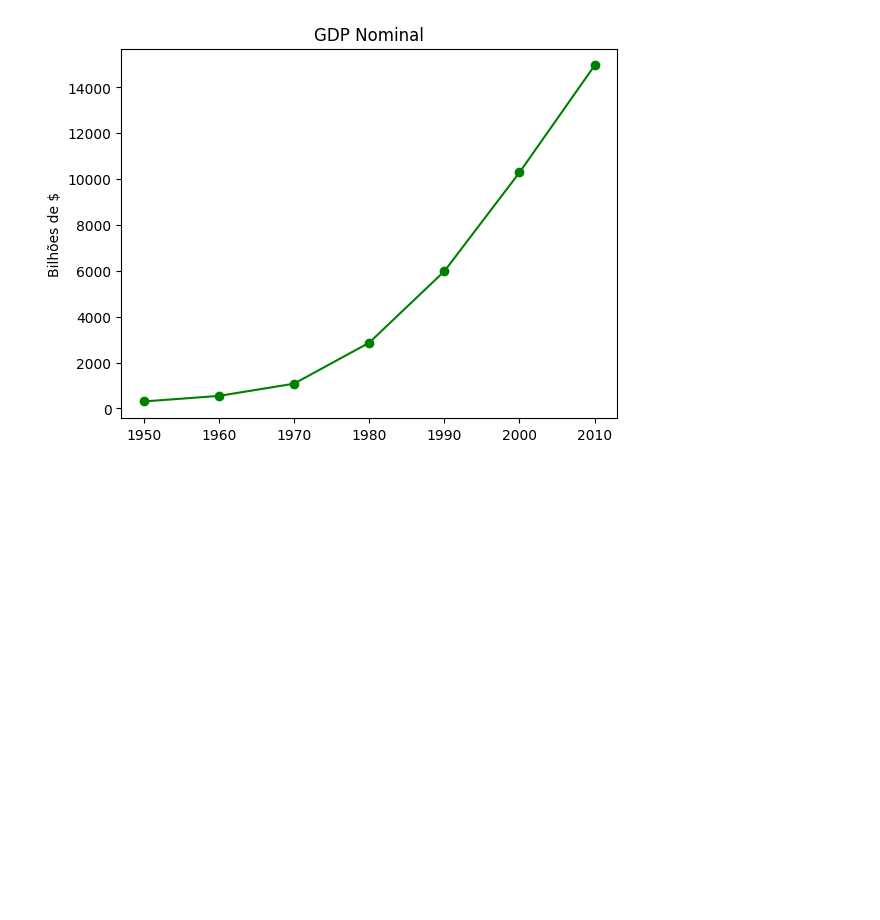
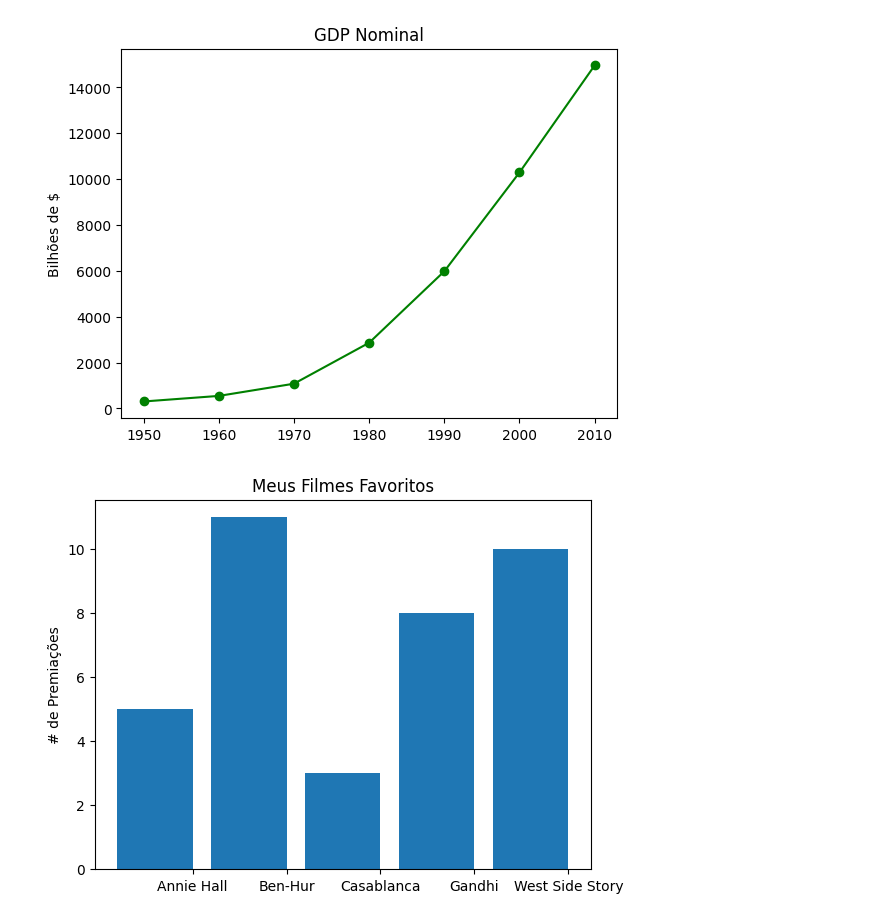
Before and after one commit to danielbaesso/matplotlib_study_notebook, a Jupyter notebook: matplotlib_study_notebook.ipynb, the cells around one changed output. Saved outputs shown, nothing was run; the diff lists cells and outputs as text; code cells hidden in the pictures; blank space fills up the shorter version.

Commit message:
Add favorite movies bar

```diff
--- a/matplotlib_study_notebook.ipynb
+++ b/matplotlib_study_notebook.ipynb
@@ -35,3 +35,25 @@ plt.ylabel("Bilhões de $")
 plt.show()
 # %% [output]
 [figure]
+# %%
+movies = ["Annie Hall", "Ben-Hur", "Casablanca", "Gandhi", "West Side Story"]
+num_oscars = [5, 11, 3, 8, 10]
+
+
+# barras possuem o tamanho padrão de 0.8, então adicionaremos 0.1 às
+# coordenadas à esquerda para que cada barra seja centralizada
+
+xs = [i + 0.1 for i, _ in enumerate(movies)]
+
+# barras de gráfico com as coordenadas x à esquerda [xs], alturas[num_oscars]
+plt.bar(xs, num_oscars)
+
+plt.ylabel("# de Premiações")
+plt.title("Meus Filmes Favoritos")
+
+# nomeia o eixo x com nomes de filmes na barra central
+plt.xticks([i + 0.5 for i, _ in enumerate(movies)], movies)
+
+plt.show()
+# %% [output]
+[figure, added]
```
